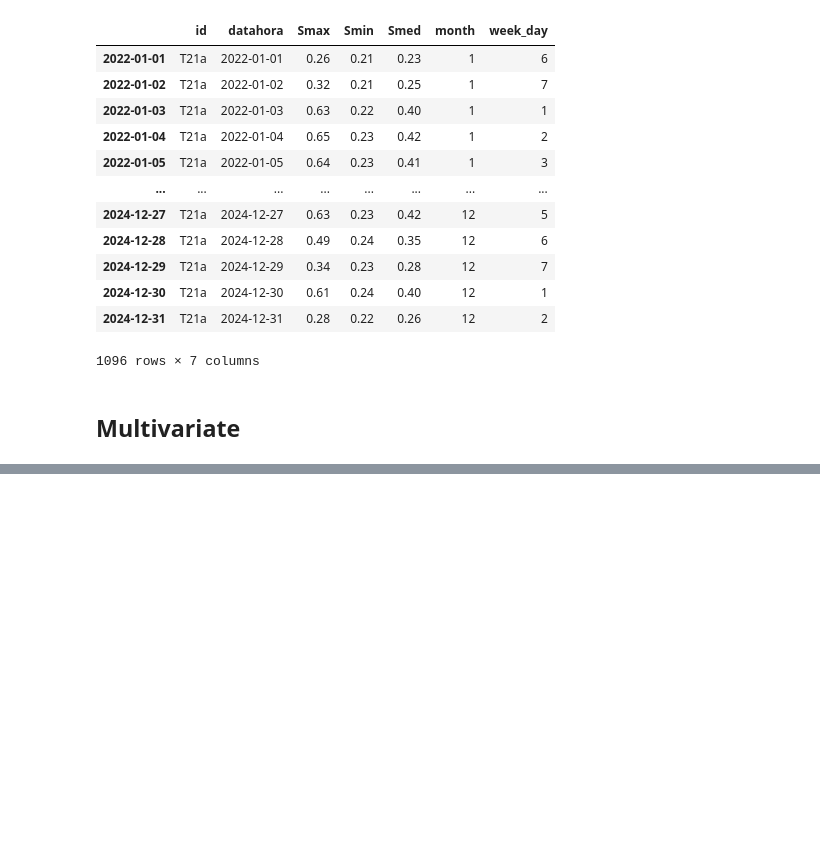
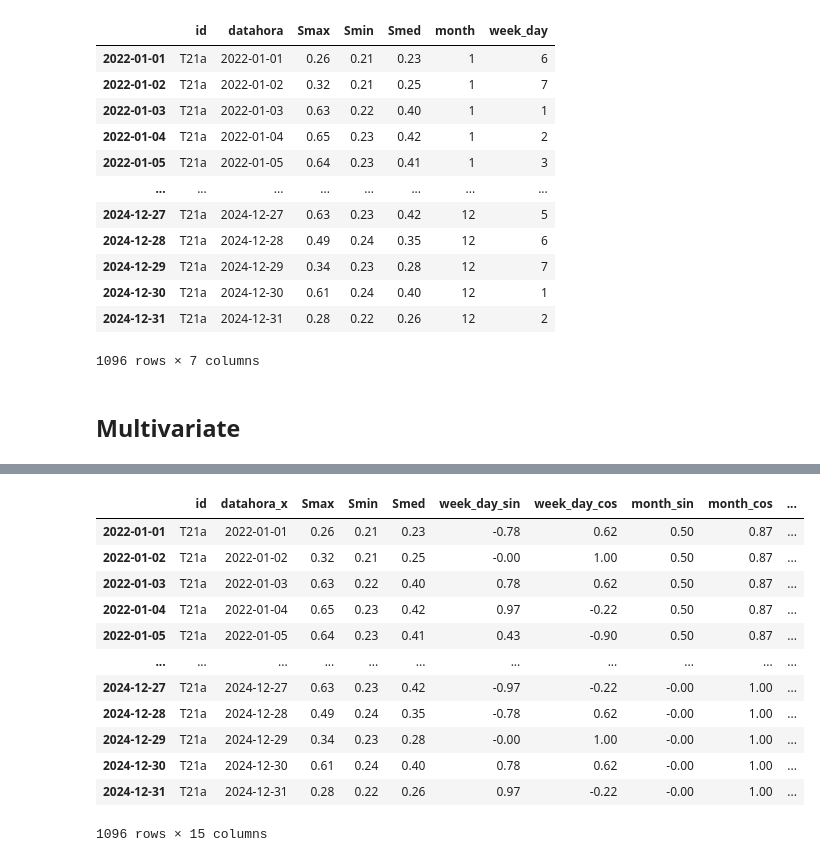
Before and after one commit to ruanvirginio/masters, a Jupyter notebook: Recursive_Forecasting.ipynb, the cells around one changed output, grey strips where cells are left out. Saved outputs shown, nothing was run; the diff lists cells and outputs as text; code cells hidden in the pictures; blank space fills up the shorter version.

```diff
--- a/Recursive_Forecasting.ipynb
+++ b/Recursive_Forecasting.ipynb
@@ -570,0 +525,3 @@ data['is_holiday'] = data.index.map(
+# %%
+df_weather = df_weather.rename(columns={'DATA': 'datahora'})
+df_weather['datahora'] = pd.to_datetime(df_weather['datahora'])
@@ -594,3 +590,19 @@ predictions.head()
+# %%
+data
+# %% [output]
+|  | id | datahora_x | Smax | Smin | Smed | week_day_sin | week_day_cos | month_sin | month_cos | ... |
+| 2022-01-01 | T21a | 2022-01-01 | 0.26 | 0.21 | 0.23 | -0.78 | 0.62 | 0.50 | 0.87 | ... |
+| 2022-01-02 | T21a | 2022-01-02 | 0.32 | 0.21 | 0.25 | -0.00 | 1.00 | 0.50 | 0.87 | ... |
+| 2022-01-03 | T21a | 2022-01-03 | 0.63 | 0.22 | 0.40 | 0.78 | 0.62 | 0.50 | 0.87 | ... |
+| 2022-01-04 | T21a | 2022-01-04 | 0.65 | 0.23 | 0.42 | 0.97 | -0.22 | 0.50 | 0.87 | ... |
+| 2022-01-05 | T21a | 2022-01-05 | 0.64 | 0.23 | 0.41 | 0.43 | -0.90 | 0.50 | 0.87 | ... |
+| ... | ... | ... | ... | ... | ... | ... | ... | ... | ... | ... |
+| 2024-12-27 | T21a | 2024-12-27 | 0.63 | 0.23 | 0.42 | -0.97 | -0.22 | -0.00 | 1.00 | ... |
+| 2024-12-28 | T21a | 2024-12-28 | 0.49 | 0.24 | 0.35 | -0.78 | 0.62 | -0.00 | 1.00 | ... |
+| 2024-12-29 | T21a | 2024-12-29 | 0.34 | 0.23 | 0.28 | -0.00 | 1.00 | -0.00 | 1.00 | ... |
+| 2024-12-30 | T21a | 2024-12-30 | 0.61 | 0.24 | 0.40 | 0.78 | 0.62 | -0.00 | 1.00 | ... |
+| 2024-12-31 | T21a | 2024-12-31 | 0.28 | 0.22 | 0.26 | 0.97 | -0.22 | -0.00 | 1.00 | ... |
+1096 rows × 15 columns
 # %%
 # Plot prediction intervals vs real value
 # ==============================================================================
```
Also changed, not shown: parts of 22 cells of this notebook.
